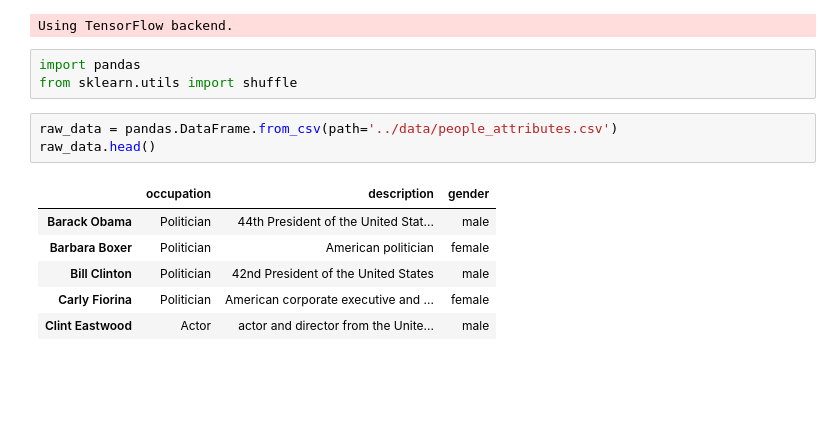
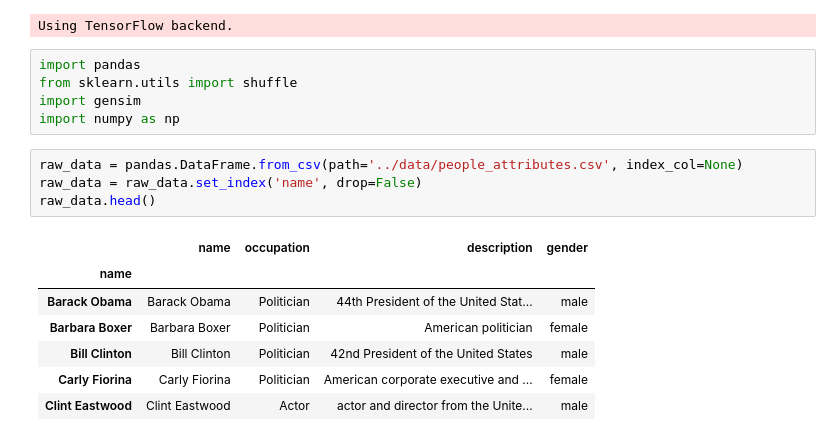
Before and after one commit to javedqadruddin/person2vec, a Jupyter notebook: notebooks/Experiments.ipynb, the cells around one changed output. Drawn from its saved outputs; the diff is of its cells as text; blank space fills up the shorter version.

```diff
--- a/notebooks/Experiments.ipynb
+++ b/notebooks/Experiments.ipynb
@@ -5,13 +5,17 @@ Using TensorFlow backend.
 # %%
 import pandas
 from sklearn.utils import shuffle
+import gensim
+import numpy as np
 # %%
-raw_data = pandas.DataFrame.from_csv(path='../data/people_attributes.csv')
+raw_data = pandas.DataFrame.from_csv(path='../data/people_attributes.csv', index_col=None)
+raw_data = raw_data.set_index('name', drop=False)
 raw_data.head()
 # %% [output]
-|  | occupation | description | gender |
-| Barack Obama | Politician | 44th President of the United Stat... | male |
-| Barbara Boxer | Politician | American politician | female |
-| Bill Clinton | Politician | 42nd President of the United States | male |
-| Carly Fiorina | Politician | American corporate executive and ... | female |
-| Clint Eastwood | Actor | actor and director from the Unite... | male |
+|  | name | occupation | description | gender |
+| name |  |  |  |  |
+| Barack Obama | Barack Obama | Politician | 44th President of the United Stat... | male |
+| Barbara Boxer | Barbara Boxer | Politician | American politician | female |
+| Bill Clinton | Bill Clinton | Politician | 42nd President of the United States | male |
+| Carly Fiorina | Carly Fiorina | Politician | American corporate executive and ... | female |
+| Clint Eastwood | Clint Eastwood | Actor | actor and director from the Unite... | male |
```
Also changed, not shown: parts of 25 cells of this notebook, 2 other files.
